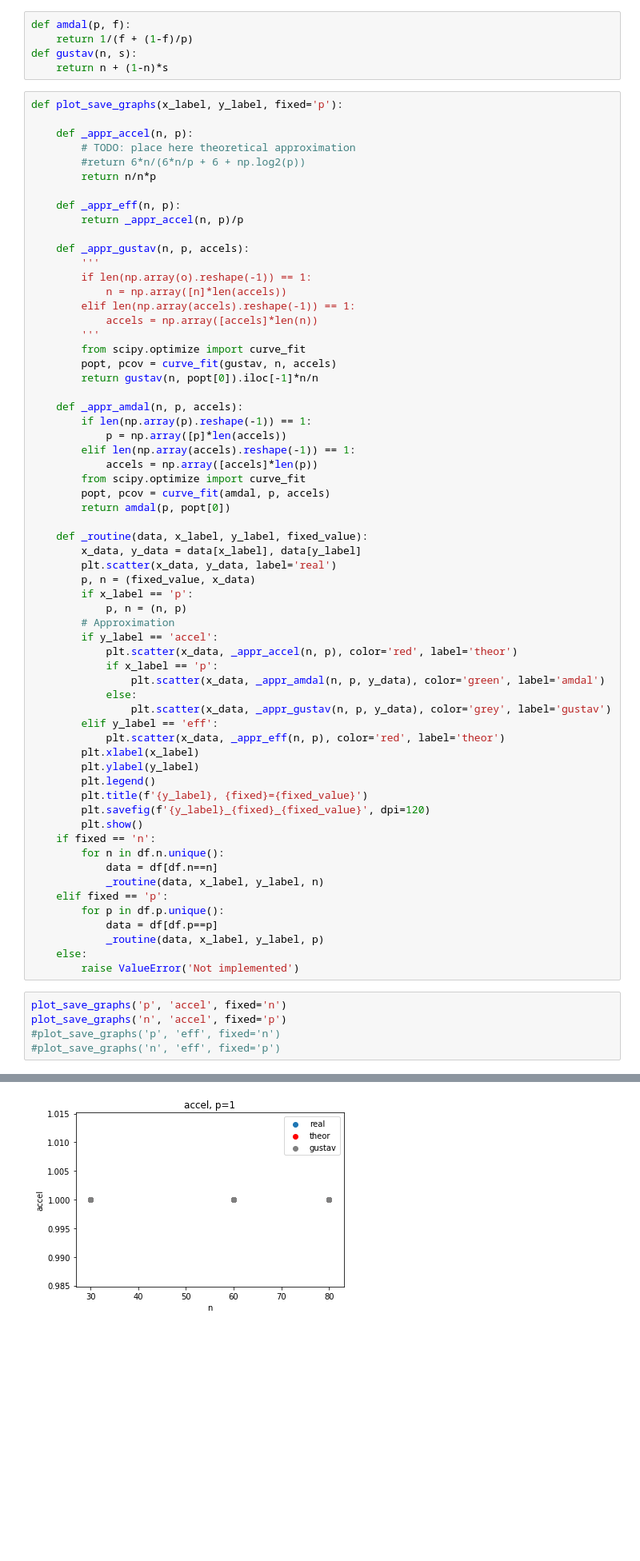
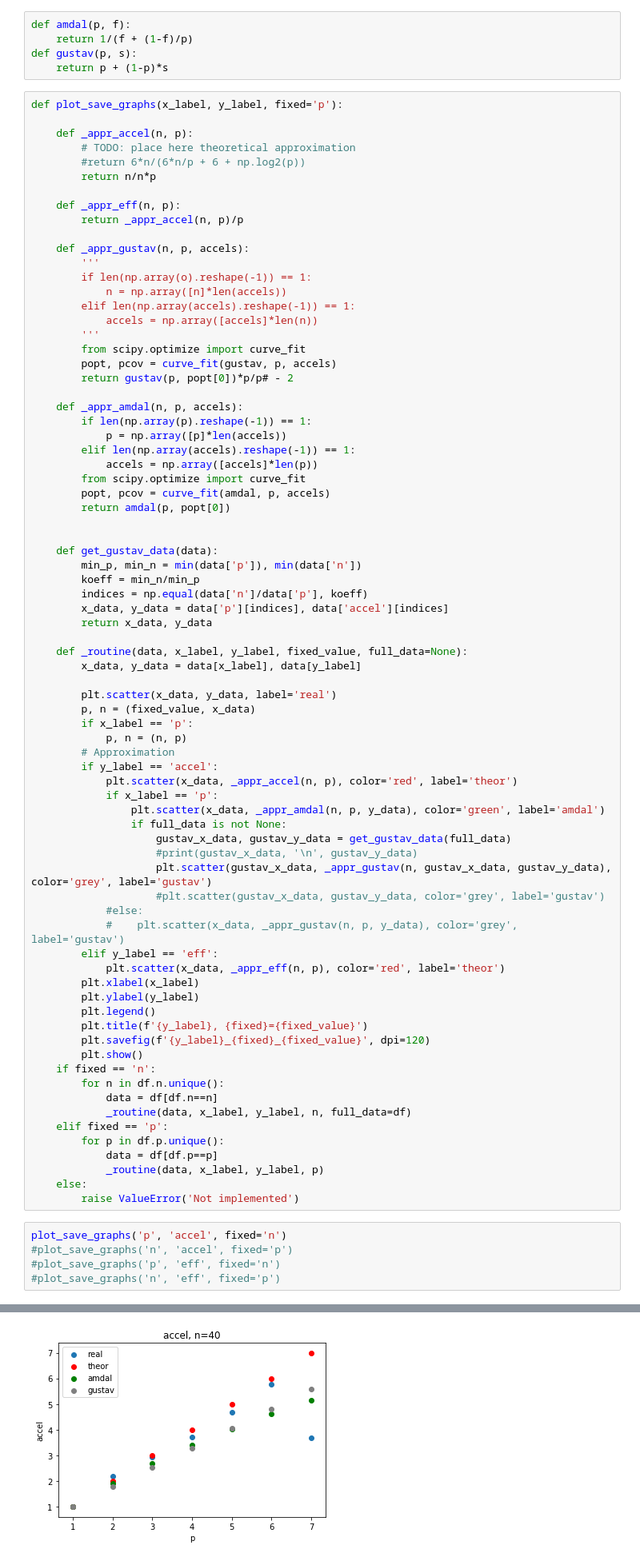
Before and after one commit to alekseik1/md_bash_course, a Jupyter notebook: hw2/matrix/analyzer_matrix_real.ipynb, the cells around one changed output, grey strips where cells are left out. Shown at 80% size. Cells and saved outputs as stored; diff of their text form; blank space fills up the shorter version.

Commit message:
fix: correct Gustavson notebook

```diff
--- a/hw2/matrix/analyzer_matrix_real.ipynb
+++ b/hw2/matrix/analyzer_matrix_real.ipynb
@@ -91,8 +96,8 @@ df[df.n == 30]
 # %%
 def amdal(p, f):
     return 1/(f + (1-f)/p)
-def gustav(n, s):
-    return n + (1-n)*s
+def gustav(p, s):
+    return p + (1-p)*s
 # %%
 def plot_save_graphs(x_label, y_label, fixed='p'):
 
@@ -112,8 +117,8 @@ def plot_save_graphs(x_label, y_label, fixed='p'):
             accels = np.array([accels]*len(n))
         '''
         from scipy.optimize import curve_fit
-        popt, pcov = curve_fit(gustav, n, accels)
-        return gustav(n, popt[0]).iloc[-1]*n/n
+        popt, pcov = curve_fit(gustav, p, accels)
+        return gustav(p, popt[0])*p/p# - 2
 
     def _appr_amdal(n, p, accels):
         if len(np.array(p).reshape(-1)) == 1:
@@ -124,8 +129,17 @@ def plot_save_graphs(x_label, y_label, fixed='p'):
         popt, pcov = curve_fit(amdal, p, accels)
         return amdal(p, popt[0])
 
-    def _routine(data, x_label, y_label, fixed_value):
+
+    def get_gustav_data(data):
+        min_p, min_n = min(data['p']), min(data['n'])
+        koeff = min_n/min_p
+        indices = np.equal(data['n']/data['p'], koeff)
+        x_data, y_data = data['p'][indices], data['accel'][indices]
+        return x_data, y_data
+
+    def _routine(data, x_label, y_label, fixed_value, full_data=None):
         x_data, y_data = data[x_label], data[y_label]
+
         plt.scatter(x_data, y_data, label='real')
         p, n = (fixed_value, x_data)
         if x_label == 'p':
@@ -135,8 +149,13 @@ def plot_save_graphs(x_label, y_label, fixed='p'):
             plt.scatter(x_data, _appr_accel(n, p), color='red', label='theor')
             if x_label == 'p':
                 plt.scatter(x_data, _appr_amdal(n, p, y_data), color='green', label='amdal')
-            else:
-                plt.scatter(x_data, _appr_gustav(n, p, y_data), color='grey', label='gustav')
+                if full_data is not None:
+                    gustav_x_data, gustav_y_data = get_gustav_data(full_data)
+                    #print(gustav_x_data, '\n', gustav_y_data)
+                    plt.scatter(gustav_x_data, _appr_gustav(n, gustav_x_data, gustav_y_data), color='grey', label='gustav')
+                    #plt.scatter(gustav_x_data, gustav_y_data, color='grey', label='gustav')
+            #else:
+            #    plt.scatter(x_data, _appr_gustav(n, p, y_data), color='grey', label='gustav')
         elif y_label == 'eff':
             plt.scatter(x_data, _appr_eff(n, p), color='red', label='theor')
         plt.xlabel(x_label)
@@ -148,7 +167,7 @@ def plot_save_graphs(x_label, y_label, fixed='p'):
     if fixed == 'n':
         for n in df.n.unique():
             data = df[df.n==n]
-            _routine(data, x_label, y_label, n)
+            _routine(data, x_label, y_label, n, full_data=df)
     elif fixed == 'p':
         for p in df.p.unique():
             data = df[df.p==p]
@@ -157,7 +176,7 @@ def plot_save_graphs(x_label, y_label, fixed='p'):
         raise ValueError('Not implemented')
 # %%
 plot_save_graphs('p', 'accel', fixed='n')
-plot_save_graphs('n', 'accel', fixed='p')
+#plot_save_graphs('n', 'accel', fixed='p')
 #plot_save_graphs('p', 'eff', fixed='n')
 #plot_save_graphs('n', 'eff', fixed='p')
 # %% [output]
@@ -167 +186 @@ plot_save_graphs('n', 'accel', fixed='p')
-[figure, old version]
+[figure, new version]
```
Also changed, not shown: parts of 5 cells of this notebook, 1 other file.
